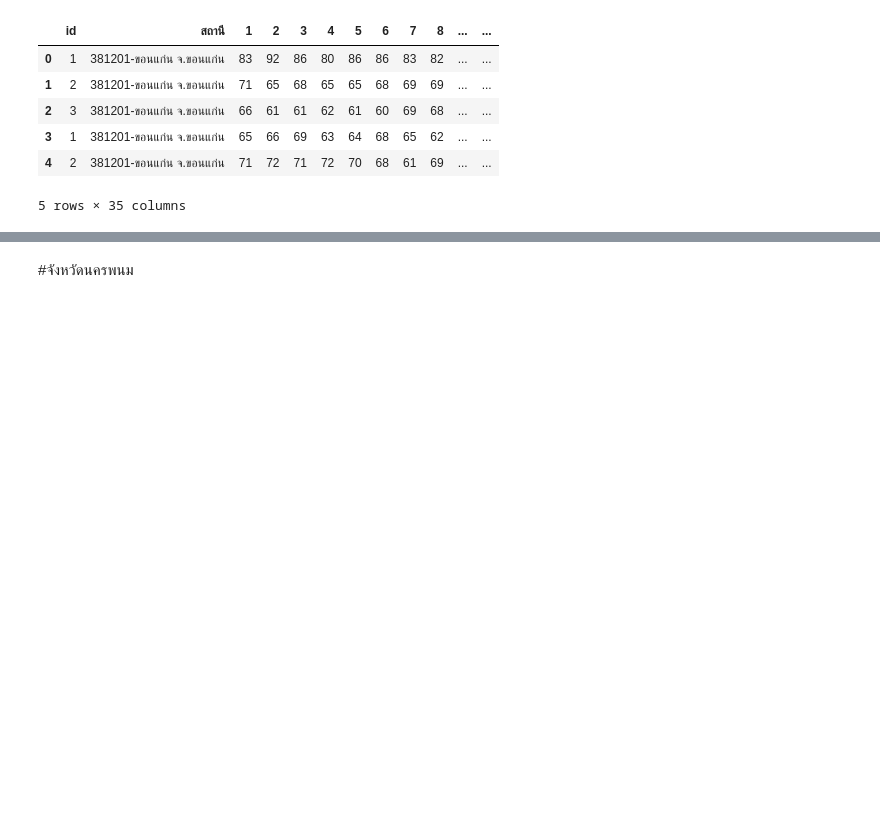
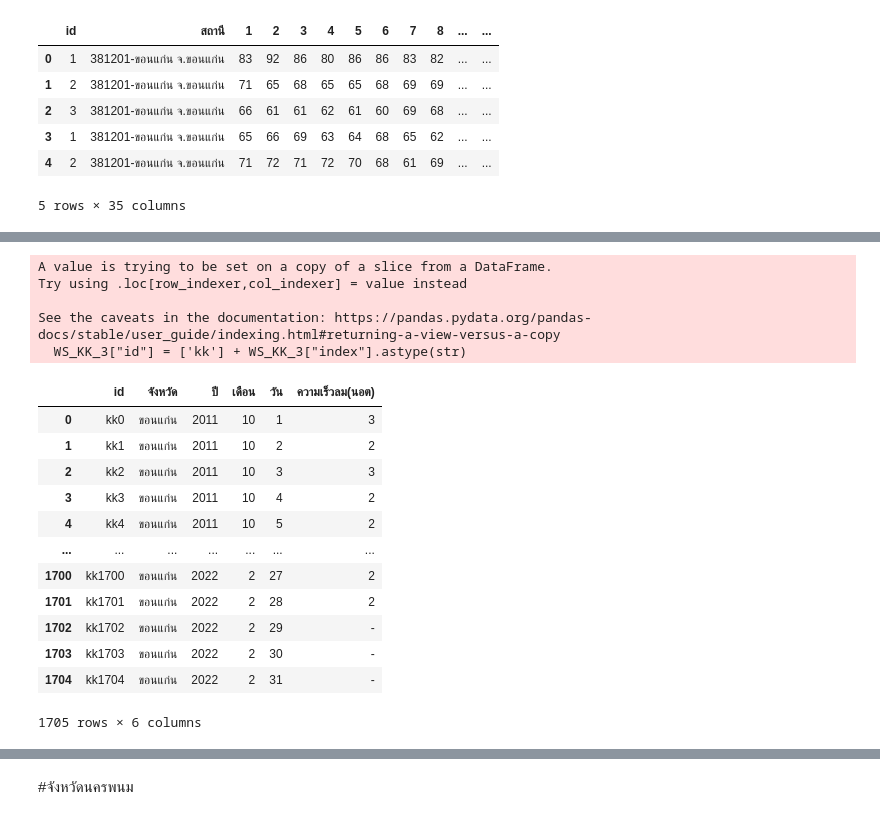
Before and after one commit to KorrawanOu/BSC_DPDM23, a Jupyter notebook: midterm_bscdpdm23.ipynb, the cells around one changed output, grey strips where cells are left out. Saved outputs shown, nothing was run; the diff lists cells and outputs as text; code cells hidden in the pictures; blank space fills up the shorter version.

```diff
--- a/midterm_bscdpdm23.ipynb
+++ b/midterm_bscdpdm23.ipynb
@@ -167,5 +231,4 @@ RH_KK.head()
 WS_kk.rename(columns={'Unnamed: 0' : 'id'},inplace=True)
 WS_kk.rename(columns={'Unnamed: 1' : 'สถานี'},inplace=True)
 WS_kk.rename(columns={'Unnamed: 2' : 'เดือน/ปี'},inplace=True)
-WS_kk.rename(columns={'Unnamed: 34' : 'เฉลี่ย'},inplace=True)
 WS_kk.head()
@@ -219,0 +243,43 @@ LW_KK.head()
+# %%
+WS_KK = WS_kk.drop(['Unnamed: 34'], axis=1)
+WS_KK['ปี'] = WS_KK['เดือน/ปี'].dt.year
+WS_KK['เดือน'] = WS_KK['เดือน/ปี'].dt.month
+WS_KK = WS_KK.drop(['เดือน/ปี'], axis=1)
+WS_KK.head()
+
+WS_KK_1 = WS_KK.set_index(['สถานี','id','ปี','เดือน']).stack().reset_index()
+WS_KK_1.rename(columns={'level_4' : 'วัน'},inplace=True)
+WS_KK_1.rename(columns={0 : 'ความเร็วลม(นอต)'},inplace=True)
+WS_KK_1
+
+WS_KK_1['จังหวัด'] = len(WS_KK_1)*['ขอนแก่น']
+WS_KK_1
+
+WS_KK_2 = WS_KK_1[['จังหวัด','ปี','เดือน','วัน','ความเร็วลม(นอต)']].reset_index()
+WS_KK_3 = WS_KK_2[['จังหวัด','index','ปี','เดือน','วัน','ความเร็วลม(นอต)']]
+WS_KK_3
+
+WS_KK_3["id"] = ['kk'] + WS_KK_3["index"].astype(str)
+WS_KK_3.drop(['index'],axis=1)
+
+WS_KK_4 = WS_KK_3[['id','จังหวัด','ปี','เดือน','วัน','ความเร็วลม(นอต)']]
+WS_KK_4
+# %% [output]
+A value is trying to be set on a copy of a slice from a DataFrame.
+Try using .loc[row_indexer,col_indexer] = value instead
+
+See the caveats in the documentation: https://pandas.pydata.org/pandas-docs/stable/user_guide/indexing.html#returning-a-view-versus-a-copy
+  WS_KK_3["id"] = ['kk'] + WS_KK_3["index"].astype(str)
+|  | id | จังหวัด | ปี | เดือน | วัน | ความเร็วลม(นอต) |
+| 0 | kk0 | ขอนแก่น | 2011 | 10 | 1 | 3 |
+| 1 | kk1 | ขอนแก่น | 2011 | 10 | 2 | 2 |
+| 2 | kk2 | ขอนแก่น | 2011 | 10 | 3 | 3 |
+| 3 | kk3 | ขอนแก่น | 2011 | 10 | 4 | 2 |
+| 4 | kk4 | ขอนแก่น | 2011 | 10 | 5 | 2 |
+| ... | ... | ... | ... | ... | ... | ... |
+| 1700 | kk1700 | ขอนแก่น | 2022 | 2 | 27 | 2 |
+| 1701 | kk1701 | ขอนแก่น | 2022 | 2 | 28 | 2 |
+| 1702 | kk1702 | ขอนแก่น | 2022 | 2 | 29 | - |
+| 1703 | kk1703 | ขอนแก่น | 2022 | 2 | 30 | - |
+| 1704 | kk1704 | ขอนแก่น | 2022 | 2 | 31 | - |
+1705 rows × 6 columns
```
Also changed, not shown: parts of 45 cells of this notebook.
